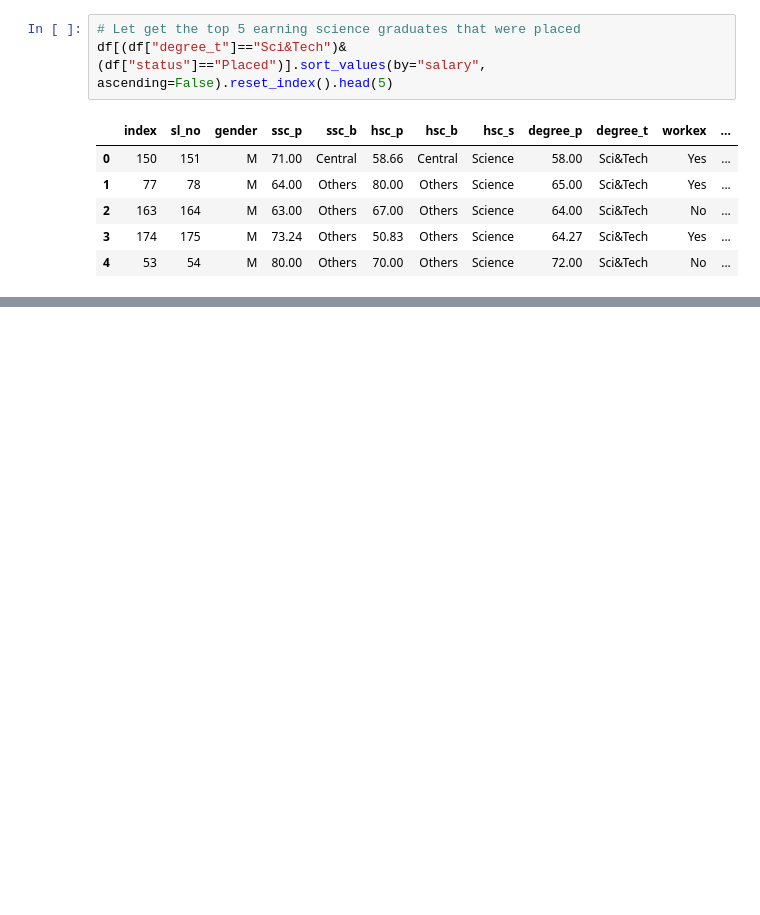
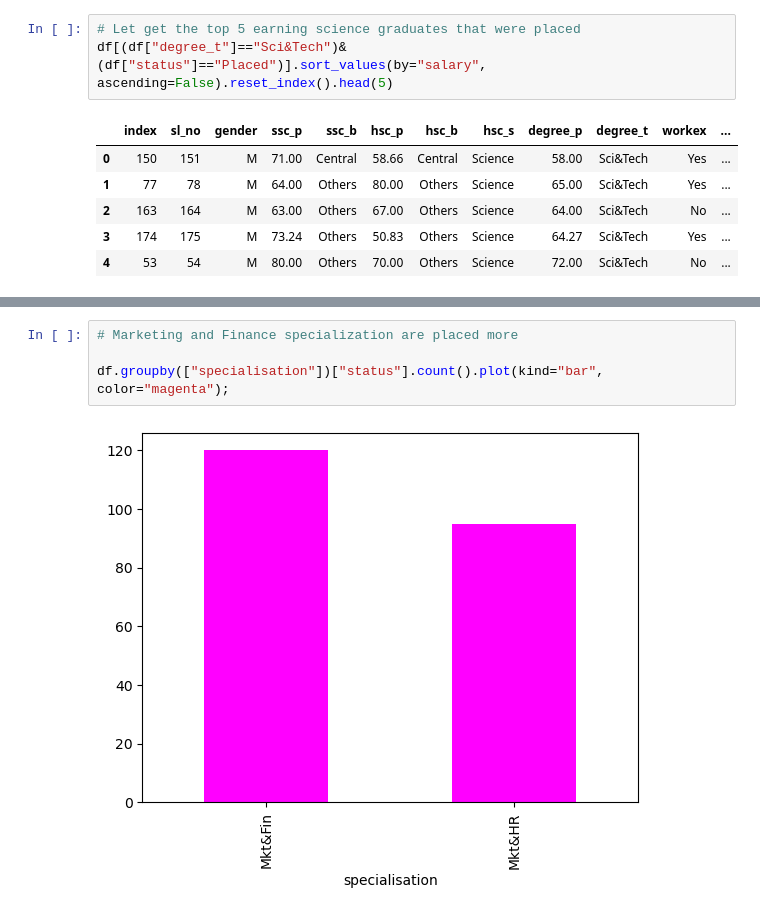
Before and after one commit to lawalsegun2025/campus_placement_predictor, a Jupyter notebook: job_placement_predictor.ipynb, the cells around one changed output, grey strips where cells are left out. Drawn from its saved outputs; the diff is of its cells as text; blank space fills up the shorter version.

```diff
--- a/job_placement_predictor.ipynb
+++ b/job_placement_predictor.ipynb
@@ -325,0 +332,6 @@ df[(df["degree_t"]=="Comm&Mgmt")&(df["salary"]>df["salary"].mean())].sort_values
+# %%
+# Marketing and Finance specialization are placed more
+
+df.groupby(["specialisation"])["status"].count().plot(kind="bar", color="magenta");
+# %% [output]
+[figure, added]
```
Also changed, not shown: parts of 3 cells of this notebook.
